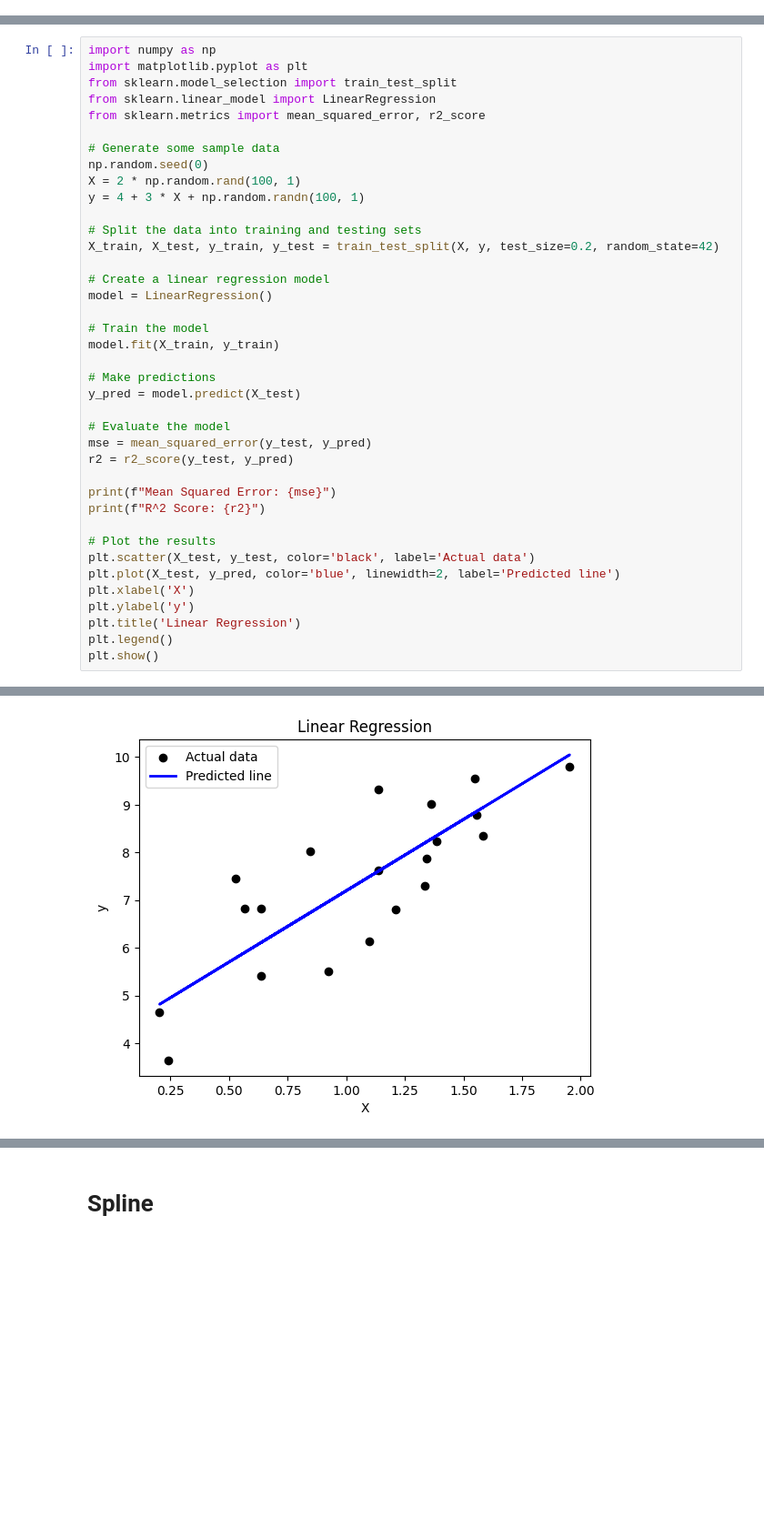
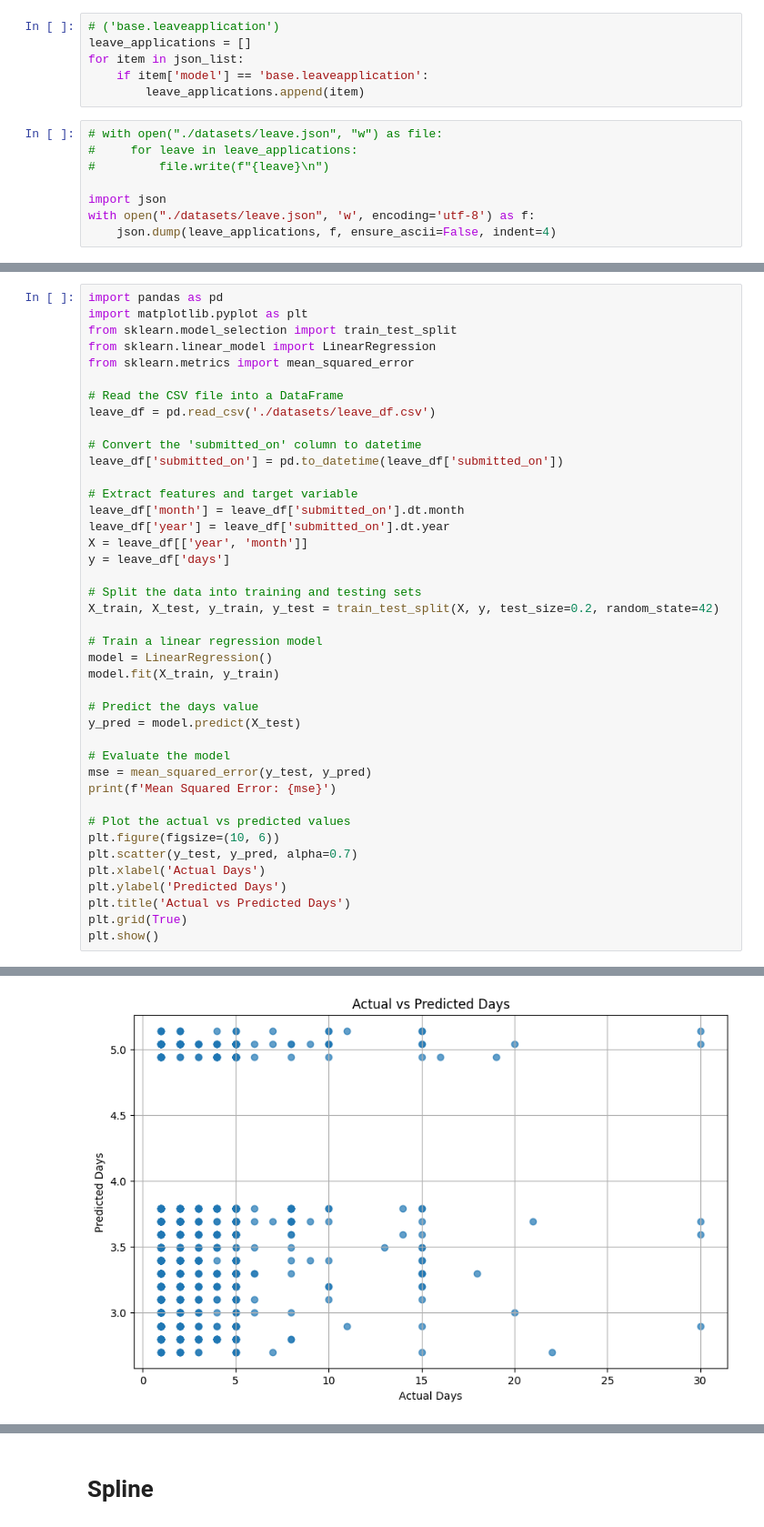
Before and after one commit to vanlalpeka/prototypes, a Jupyter notebook: 005_LeavePrediction.ipynb, the cells around one changed output, grey strips where cells are left out. Shown at 91% size. Saved outputs shown, nothing was run; the diff lists cells and outputs as text; blank space fills up the shorter version.

```diff
--- a/005_LeavePrediction.ipynb
+++ b/005_LeavePrediction.ipynb
@@ -0,0 +33,14 @@
+# %%
+# ('base.leaveapplication')
+leave_applications = []
+for item in json_list:
+    if item['model'] == 'base.leaveapplication':
+        leave_applications.append(item)
+# %%
+# with open("./datasets/leave.json", "w") as file:
+#     for leave in leave_applications:
+#         file.write(f"{leave}\n")
+
+import json
+with open("./datasets/leave.json", 'w', encoding='utf-8') as f:
+    json.dump(leave_applications, f, ensure_ascii=False, indent=4)
@@ -3,40 +182,42 @@
 # %%
-import numpy as np
+import pandas as pd
 import matplotlib.pyplot as plt
 from sklearn.model_selection import train_test_split
 from sklearn.linear_model import LinearRegression
-from sklearn.metrics import mean_squared_error, r2_score
+from sklearn.metrics import mean_squared_error
 
-# Generate some sample data
-np.random.seed(0)
-X = 2 * np.random.rand(100, 1)
-y = 4 + 3 * X + np.random.randn(100, 1)
+# Read the CSV file into a DataFrame
+leave_df = pd.read_csv('./datasets/leave_df.csv')
+
+# Convert the 'submitted_on' column to datetime
+leave_df['submitted_on'] = pd.to_datetime(leave_df['submitted_on'])
+
+# Extract features and target variable
+leave_df['month'] = leave_df['submitted_on'].dt.month
+leave_df['year'] = leave_df['submitted_on'].dt.year
+X = leave_df[['year', 'month']]
+y = leave_df['days']
 
 # Split the data into training and testing sets
 X_train, X_test, y_train, y_test = train_test_split(X, y, test_size=0.2, random_state=42)
 
-# Create a linear regression model
+# Train a linear regression model
 model = LinearRegression()
-
-# Train the model
 model.fit(X_train, y_train)
 
-# Make predictions
+# Predict the days value
 y_pred = model.predict(X_test)
 
 # Evaluate the model
 mse = mean_squared_error(y_test, y_pred)
-r2 = r2_score(y_test, y_pred)
+print(f'Mean Squared Error: {mse}')
 
-print(f"Mean Squared Error: {mse}")
-print(f"R^2 Score: {r2}")
-
-# Plot the results
-plt.scatter(X_test, y_test, color='black', label='Actual data')
-plt.plot(X_test, y_pred, color='blue', linewidth=2, label='Predicted line')
-plt.xlabel('X')
-plt.ylabel('y')
-plt.title('Linear Regression')
-plt.legend()
+# Plot the actual vs predicted values
+plt.figure(figsize=(10, 6))
+plt.scatter(y_test, y_pred, alpha=0.7)
+plt.xlabel('Actual Days')
+plt.ylabel('Predicted Days')
+plt.title('Actual vs Predicted Days')
+plt.grid(True)
 plt.show()
 # %% [output]
@@ -45 +225 @@ R^2 Score: 0.6521157503858556
-[figure, old version]
+[figure, new version]
```
Also changed, not shown: parts of 31 cells of this notebook, 2 other files.
